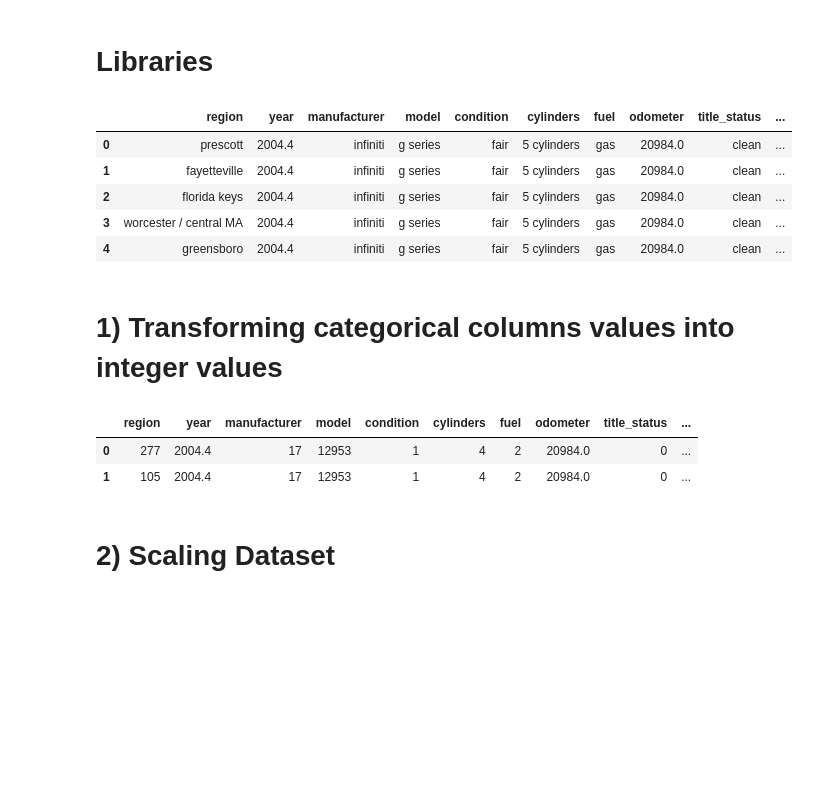
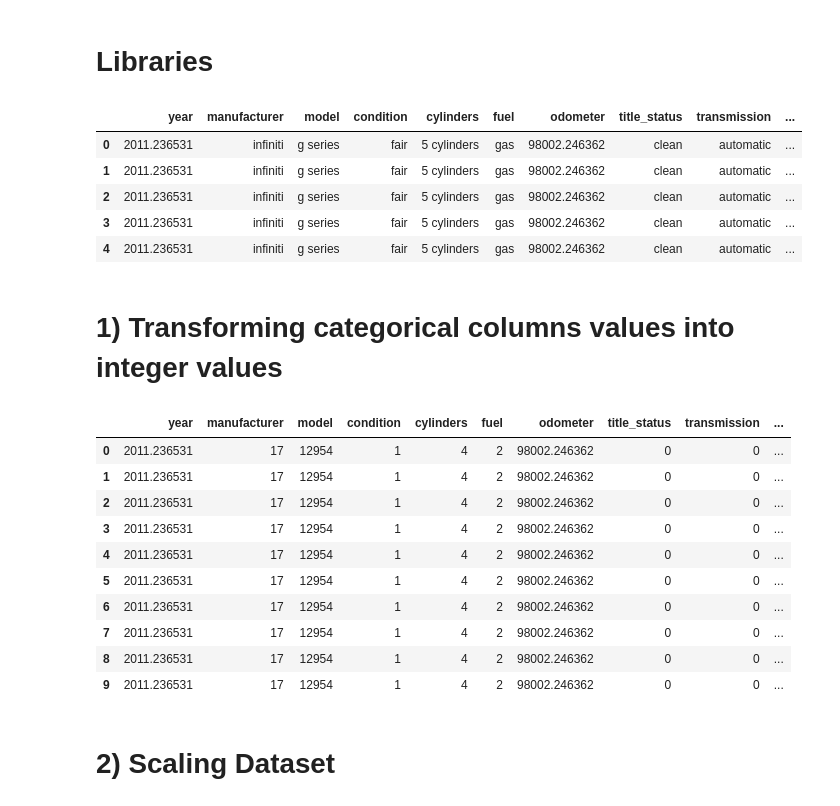
Before and after one commit to Tejasc834/CDAC_PROJECT, a Jupyter notebook: ml-models.ipynb, the cells around one changed output. Saved outputs shown, nothing was run; the diff lists cells and outputs as text; code cells hidden in the pictures; blank space fills up the shorter version.

```diff
--- a/ml-models.ipynb
+++ b/ml-models.ipynb
@@ -48,35 +48,43 @@ df=pd.read_csv("vehiclesFinal.csv")
 #df=df.drop('Unnamed: 0',axis=1)
 df=df.drop('id',axis=1)
 
-"""df=df.drop('lat',axis=1)
+df=df.drop('lat',axis=1)
 df=df.drop('long',axis=1)
-df=df.drop('region',axis=1)"""
+df=df.drop('size',axis=1)
 
 df2=df.copy()
 df.head()
 # %% [output]
-|  | region | year | manufacturer | model | condition | cylinders | fuel | odometer | title_status | ... |
-| 0 | prescott | 2004.4 | infiniti | g series | fair | 5 cylinders | gas | 20984.0 | clean | ... |
-| 1 | fayetteville | 2004.4 | infiniti | g series | fair | 5 cylinders | gas | 20984.0 | clean | ... |
-| 2 | florida keys | 2004.4 | infiniti | g series | fair | 5 cylinders | gas | 20984.0 | clean | ... |
-| 3 | worcester / central MA | 2004.4 | infiniti | g series | fair | 5 cylinders | gas | 20984.0 | clean | ... |
-| 4 | greensboro | 2004.4 | infiniti | g series | fair | 5 cylinders | gas | 20984.0 | clean | ... |
+|  | year | manufacturer | model | condition | cylinders | fuel | odometer | title_status | transmission | ... |
+| 0 | 2011.236531 | infiniti | g series | fair | 5 cylinders | gas | 98002.246362 | clean | automatic | ... |
+| 1 | 2011.236531 | infiniti | g series | fair | 5 cylinders | gas | 98002.246362 | clean | automatic | ... |
+| 2 | 2011.236531 | infiniti | g series | fair | 5 cylinders | gas | 98002.246362 | clean | automatic | ... |
+| 3 | 2011.236531 | infiniti | g series | fair | 5 cylinders | gas | 98002.246362 | clean | automatic | ... |
+| 4 | 2011.236531 | infiniti | g series | fair | 5 cylinders | gas | 98002.246362 | clean | automatic | ... |
 # %%
 #defining numerical and categorical values
 
-num_col=['year','odometer','long','lat']
-cat_cols=['region','manufacturer','model','condition','cylinders','fuel','title_status','transmission','drive','size','type','paint_color']
+num_col=['year','odometer']
+cat_cols=['state','manufacturer','model','condition','cylinders','fuel','title_status','transmission','drive','type','paint_color']
 # %% [markdown]
 # 1) Transforming categorical columns values into integer values
 # %%
 le=preprocessing.LabelEncoder()
 df[cat_cols]=df[cat_cols].apply(le.fit_transform)
 # %%
-df.head(2)
+df.head(10)
 # %% [output]
-|  | region | year | manufacturer | model | condition | cylinders | fuel | odometer | title_status | ... |
-| 0 | 277 | 2004.4 | 17 | 12953 | 1 | 4 | 2 | 20984.0 | 0 | ... |
-| 1 | 105 | 2004.4 | 17 | 12953 | 1 | 4 | 2 | 20984.0 | 0 | ... |
+|  | year | manufacturer | model | condition | cylinders | fuel | odometer | title_status | transmission | ... |
+| 0 | 2011.236531 | 17 | 12954 | 1 | 4 | 2 | 98002.246362 | 0 | 0 | ... |
+| 1 | 2011.236531 | 17 | 12954 | 1 | 4 | 2 | 98002.246362 | 0 | 0 | ... |
+| 2 | 2011.236531 | 17 | 12954 | 1 | 4 | 2 | 98002.246362 | 0 | 0 | ... |
+| 3 | 2011.236531 | 17 | 12954 | 1 | 4 | 2 | 98002.246362 | 0 | 0 | ... |
+| 4 | 2011.236531 | 17 | 12954 | 1 | 4 | 2 | 98002.246362 | 0 | 0 | ... |
+| 5 | 2011.236531 | 17 | 12954 | 1 | 4 | 2 | 98002.246362 | 0 | 0 | ... |
+| 6 | 2011.236531 | 17 | 12954 | 1 | 4 | 2 | 98002.246362 | 0 | 0 | ... |
+| 7 | 2011.236531 | 17 | 12954 | 1 | 4 | 2 | 98002.246362 | 0 | 0 | ... |
+| 8 | 2011.236531 | 17 | 12954 | 1 | 4 | 2 | 98002.246362 | 0 | 0 | ... |
+| 9 | 2011.236531 | 17 | 12954 | 1 | 4 | 2 | 98002.246362 | 0 | 0 | ... |
 # %% [markdown]
 # 2) Scaling Dataset
 # %%
```
Also changed, not shown: parts of 29 cells of this notebook, 9 other files.
